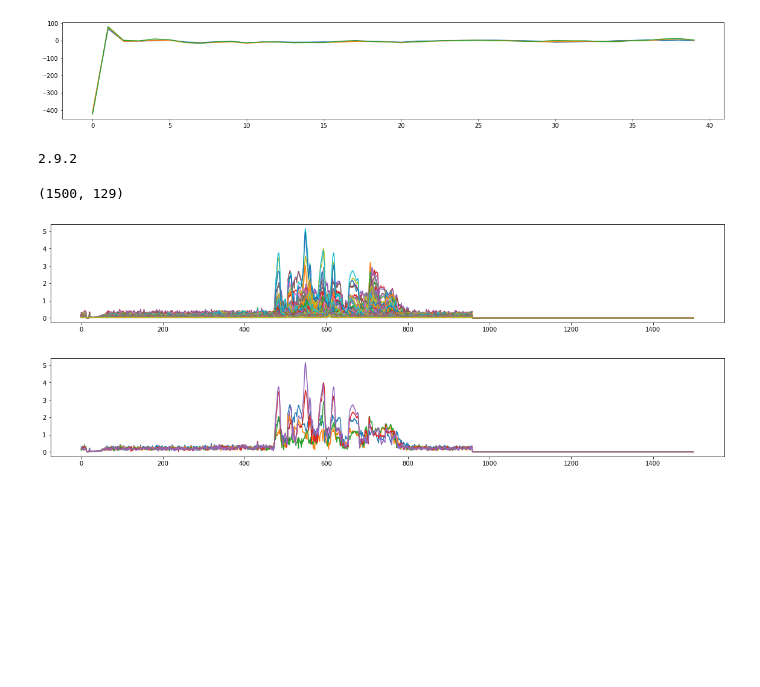
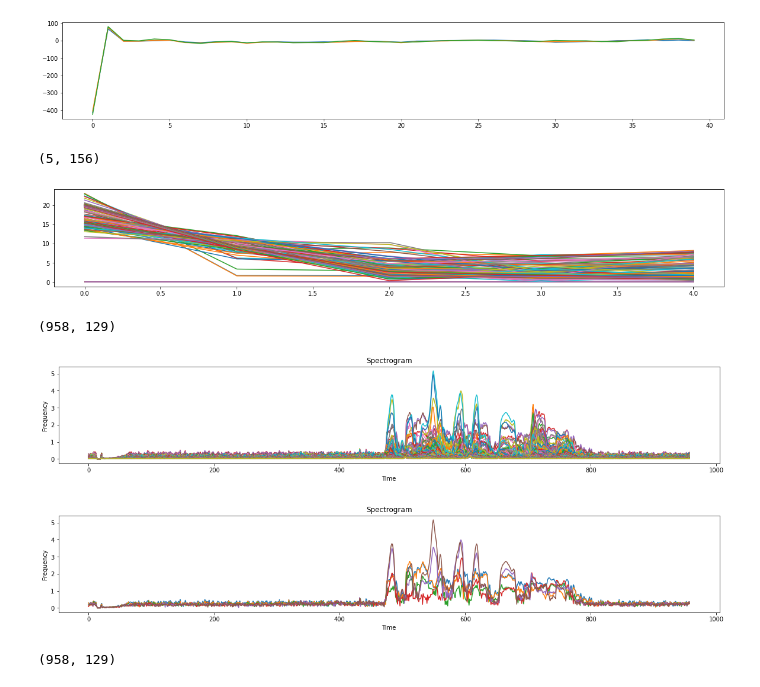
Before and after one commit to menon92/DL-Sneak-Peek, a Jupyter notebook: audio/audio_feature_visualization.ipynb, the cells around one changed output. Cells and saved outputs as stored; diff of their text form; code cells hidden in the pictures; blank space fills up the shorter version.

```diff
--- a/audio/audio_feature_visualization.ipynb
+++ b/audio/audio_feature_visualization.ipynb
@@ -5,7 +7,7 @@ import librosa
 from matplotlib import pyplot as plt
 import IPython.display as ipd
 # %%
-audio_path = "test_wav_070078fb60.wav"
+audio_path = "070078fb60.wav"
 
 # play audio file
 ipd.Audio(audio_path)
@@ -43,6 +50,18 @@ plt.plot(mfcc_feature[:,:3])
 plt.show()
 # %% [output]
 [figure]
+# %%
+import numpy as np
+
+x = np.power(np.abs(mfcc_feature), 0.5)
+pad_len = 5
+x = np.pad(x, ([0, 5], [5, 0]), "constant", constant_values=0)[:pad_len,:]
+print(x.shape)
+plt.plot(x)
+plt.show()
+# %% [output]
+(5, 156)
+[figure, added]
 # %%
 import warnings
 warnings.filterwarnings("ignore")
@@ -54,23 +73,28 @@ audio, _ = tf.audio.decode_wav(audio, 1)
 audio = tf.squeeze(audio, axis=-1)
 stfts = tf.signal.stft(audio, frame_length=200, frame_step=80, fft_length=256)
 x = tf.math.pow(tf.abs(stfts), 0.5)
-audio_len = tf.shape(x)[0]
-pad_len = 1500
-paddings = tf.constant([[0, pad_len], [0, 0]])
-x = tf.pad(x, paddings, "CONSTANT")[:pad_len, :]
-# %% [output]
-2.9.2
 # %%
 print(x.shape)
 # %% [output]
-(1500, 129)
+(958, 129)
 # %%
 plt.plot(x)
+plt.xlabel("Time")
+plt.ylabel("Frequency")
+plt.title("Spectrogram")
 plt.show()
 # %% [output]
-[figure, old version]
+[figure, new version]
 # %%
-plt.plot(x[:,5:10])
+plt.plot(x[:,4:10])
+plt.xlabel("Time")
+plt.ylabel("Frequency")
+plt.title("Spectrogram")
 plt.show()
 # %% [output]
-[figure, old version]
+[figure, new version]
+# %%
+log_x = tf.math.log(x).numpy()
+print(log_x.shape)
+# %% [output]
+(958, 129)
```
Also changed, not shown: parts of 7 cells of this notebook.
